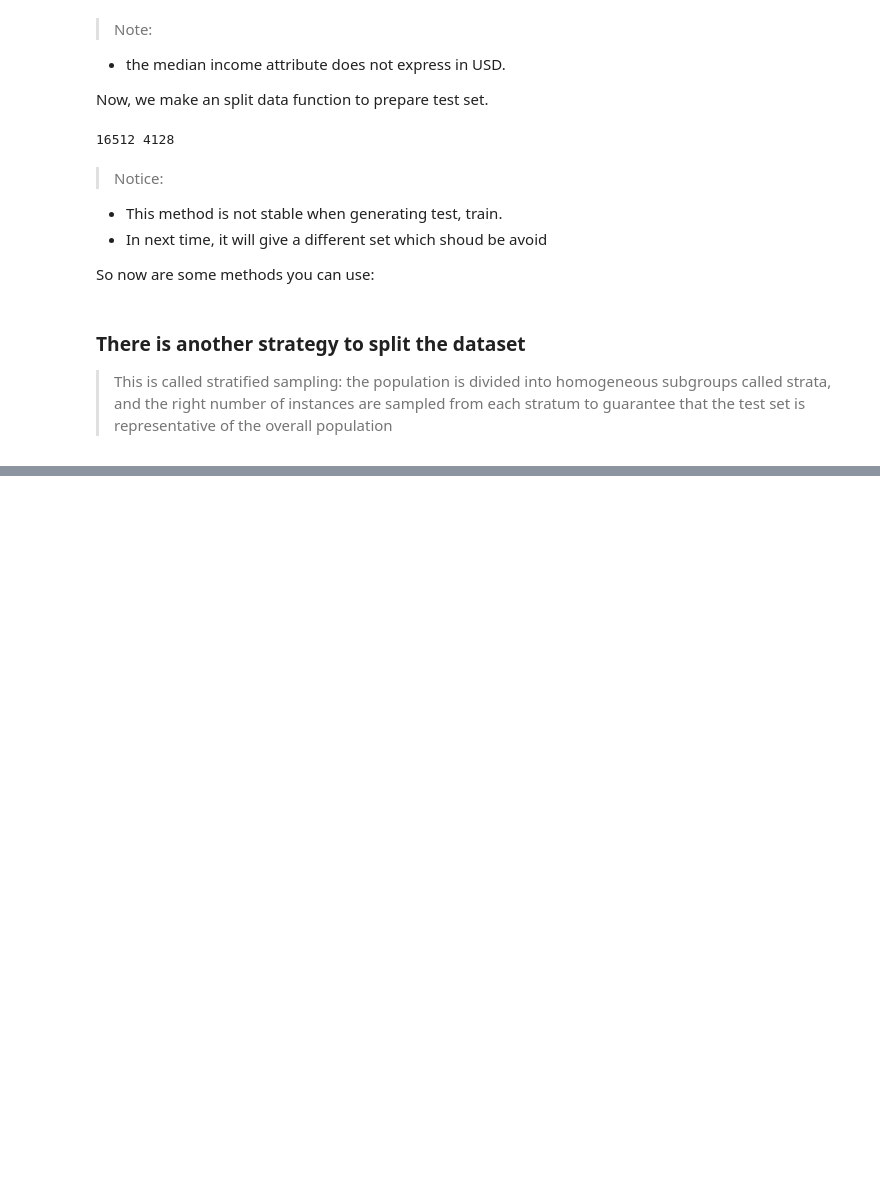
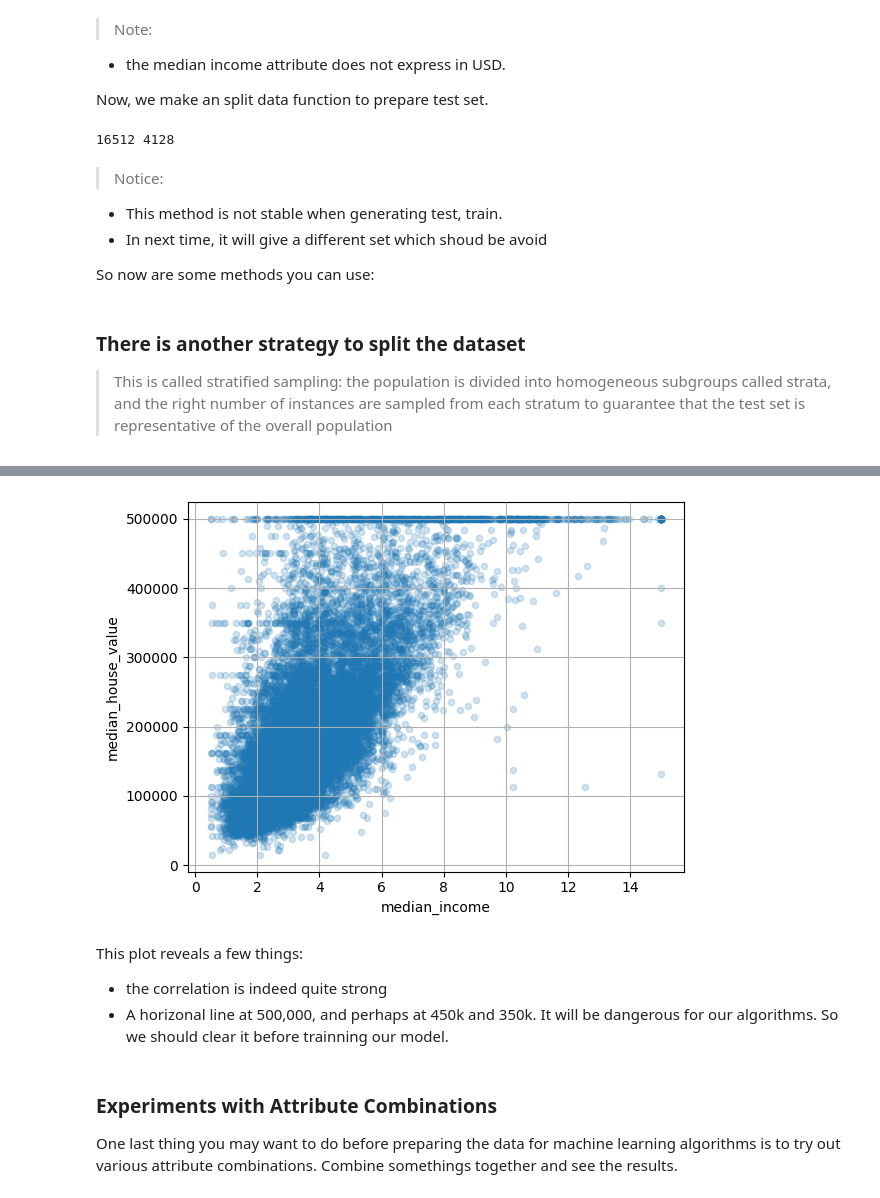
Before and after one commit to nminhquang380/housePricePrediction, a Jupyter notebook: notebook.ipynb, the cells around one changed output, grey strips where cells are left out. Drawn from its saved outputs; the diff is of its cells as text; code cells hidden in the pictures; blank space fills up the shorter version.

```diff
--- a/notebook.ipynb
+++ b/notebook.ipynb
@@ -164,0 +254,13 @@ train_set, test_set = train_test_split(housing, test_size=0.2, random_state=42)
+# %%
+housing.plot(kind="scatter", x="median_income", y="median_house_value", grid=True, alpha=0.2)
+plt.show()
+# %% [output]
+[figure, added]
+# %% [markdown]
+This plot reveals a few things:
+- the correlation is indeed quite strong
+- A horizonal line at 500,000, and perhaps at 450k and 350k. It will be dangerous for our algorithms. So we should clear it before trainning our model.
+# %% [markdown]
+### Experiments with Attribute Combinations
+One last thing you may want to do before preparing the data for machine
+learning algorithms is to try out various attribute combinations. Combine somethings together and see the results.
```
Also changed, not shown: parts of 17 cells of this notebook, 2 other files.
